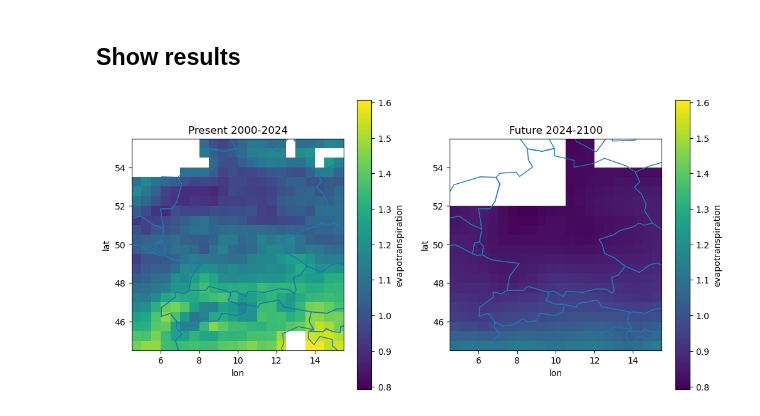
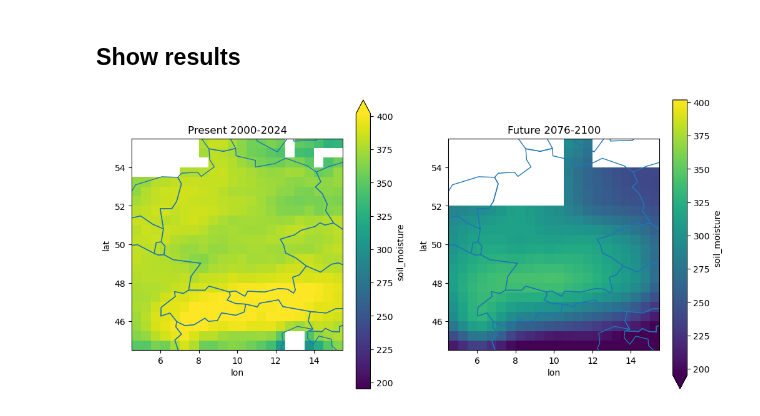
Before and after one commit to JohannaTrost/MSC24-WBM, a Jupyter notebook: final_script.ipynb, the cells around one changed output. Saved outputs shown, nothing was run; the diff lists cells and outputs as text; code cells hidden in the pictures.

```diff
--- a/final_script.ipynb
+++ b/final_script.ipynb
@@ -89,6 +94,12 @@ T_sel  = xr.open_dataarray(r"C:\Users\motze\Desktop\projections_daily\Temperatur
+# %%
+new_time_range = pd.date_range(start='2000', end='2101', freq='M')
+lai_sel['time'] = new_time_range
+P_sel['time'] = new_time_range
+R_sel['time'] = new_time_range
+T_sel['time'] = new_time_range
 # %%
 # Select only 2024 to 2100
-lai_future = lai_sel.sel(time = slice("2024","2100"))
-T_future = T_sel.sel(time = slice("2024","2100"))
-R_future = R_sel.sel(time = slice("2024","2100"))
-P_future = P_sel.sel(time = slice("2024","2100"))
+lai_future = lai_sel.sel(time = slice("2076-12-31","2100"))
+T_future = T_sel.sel(time = slice("2076-12-31","2100"))
+R_future = R_sel.sel(time = slice("2076-12-31","2100"))
+P_future = P_sel.sel(time = slice("2076-12-31","2100"))
@@ -125,33 +149,5 @@ NameError: name 'date_range' is not defined
 # %% [markdown]
 ## Show results
-# %%
-# Load country boundaries shapefile
-world = gpd.read_file(gpd.datasets.get_path('naturalearth_lowres'))
-
-# Calculate the min and max values for both present and future data
-min_val = min(current['evapotranspiration'].mean(dim='time').min().values,
-              future['evapotranspiration'].mean(dim='time').min().values)
-max_val = max(current['evapotranspiration'].mean(dim='time').max().values,
-              future['evapotranspiration'].mean(dim='time').max().values)
-
-# Create subplots
-fig, axs = plt.subplots(1, 2, figsize=(12, 6))
-
-# Plot the mean soil moisture for the present in the second subplot
-im2 = current['evapotranspiration'].mean(dim='time').plot(ax=axs[0], cmap='viridis', vmin=min_val, vmax=max_val)
-axs[0].set_title('Present 2000-2024')
-
-# Plot the mean soil moisture for the future in the first subplot
-im1 = future['evapotranspiration'].mean(dim='time').plot(ax=axs[1], cmap='viridis', vmin=min_val, vmax=max_val)
-axs[1].set_title('Future 2024-2100')
-
-# Plot country boundaries
-world.boundary.plot(ax=axs[0], linewidth=1)
-world.boundary.plot(ax=axs[1], linewidth=1)
-
-plt.show()
-# %% [output]
-[figure, removed]
 # %%
 def split_seasons(data):
     """
@@ -188,0 +188,29 @@ def split_seasons(data):
+# %%
+def plot_comp(data, data_future, source):
+    world = gpd.read_file(gpd.datasets.get_path('naturalearth_lowres'))
+
+    min_val = min(data[source].mean(dim='time').quantile(0.05).values,
+              data_future[source].mean(dim='time').quantile(0.05).values)
+    max_val = max(data[source].mean(dim='time').quantile(0.95).values,
+                data_future[source].mean(dim='time').quantile(0.95).values)
+
+    # Create subplots
+    fig, axs = plt.subplots(1, 2, figsize=(12, 6))
+
+    # Plot the data for the present in the second subplot
+    im2 = data[source].mean(dim='time').plot(ax=axs[0], cmap='viridis', vmin=min_val, vmax=max_val)
+    axs[0].set_title('Present 2000-2024')
+
+    # Plot the mean soil moisture for the future in the first subplot
+    im1 = data_future[source].mean(dim='time').plot(ax=axs[1], cmap='viridis',vmin=min_val, vmax=max_val)
+    axs[1].set_title('Future 2076-2100')
+
+    # Plot country boundaries
+    world.boundary.plot(ax=axs[0], linewidth=1)
+    world.boundary.plot(ax=axs[1], linewidth=1)
+
+    plt.show()
+# %%
+plot_comp(current, future, 'soil_moisture')
+# %% [output]
+[figure, added]
```
Also changed, not shown: parts of 9 cells of this notebook.
